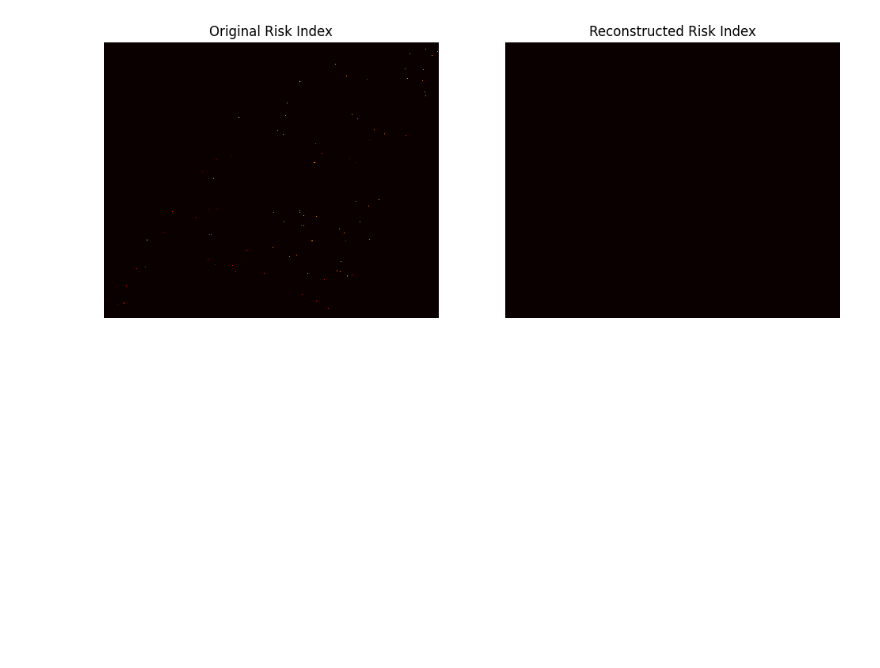
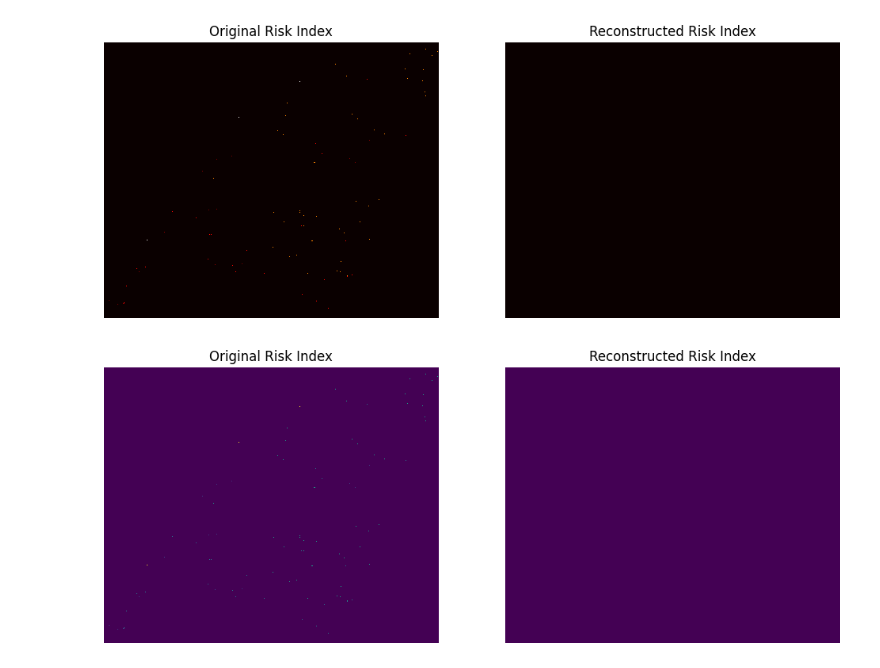
Before and after one commit to EmineSenkardesler/R121_02, a Jupyter notebook: codes/autoencoder.ipynb, the cells around one changed output. Drawn from its saved outputs; the diff is of its cells as text; code cells hidden in the pictures; blank space fills up the shorter version.

```diff
--- a/codes/autoencoder.ipynb
+++ b/codes/autoencoder.ipynb
@@ -422,3 +422,15 @@ RMSE: 0.5624
 MAE: 0.5623
 Pearson correlation: nan
 [figure]
+# %%
+# Plot original vs reconstructed risk index (using values) with updated cmap and interpolation to match example
+fig, axs = plt.subplots(1, 2, figsize=(12, 6))
+axs[0].imshow(true_values, cmap='viridis', interpolation='nearest')
+axs[0].set_title('Original Risk Index')
+axs[0].axis('off')
+axs[1].imshow(pred_values, cmap='viridis', interpolation='bilinear')
+axs[1].set_title('Reconstructed Risk Index')
+axs[1].axis('off')
+plt.show()
+# %% [output]
+[figure, added]
```
Also changed, not shown: 6 other files.
